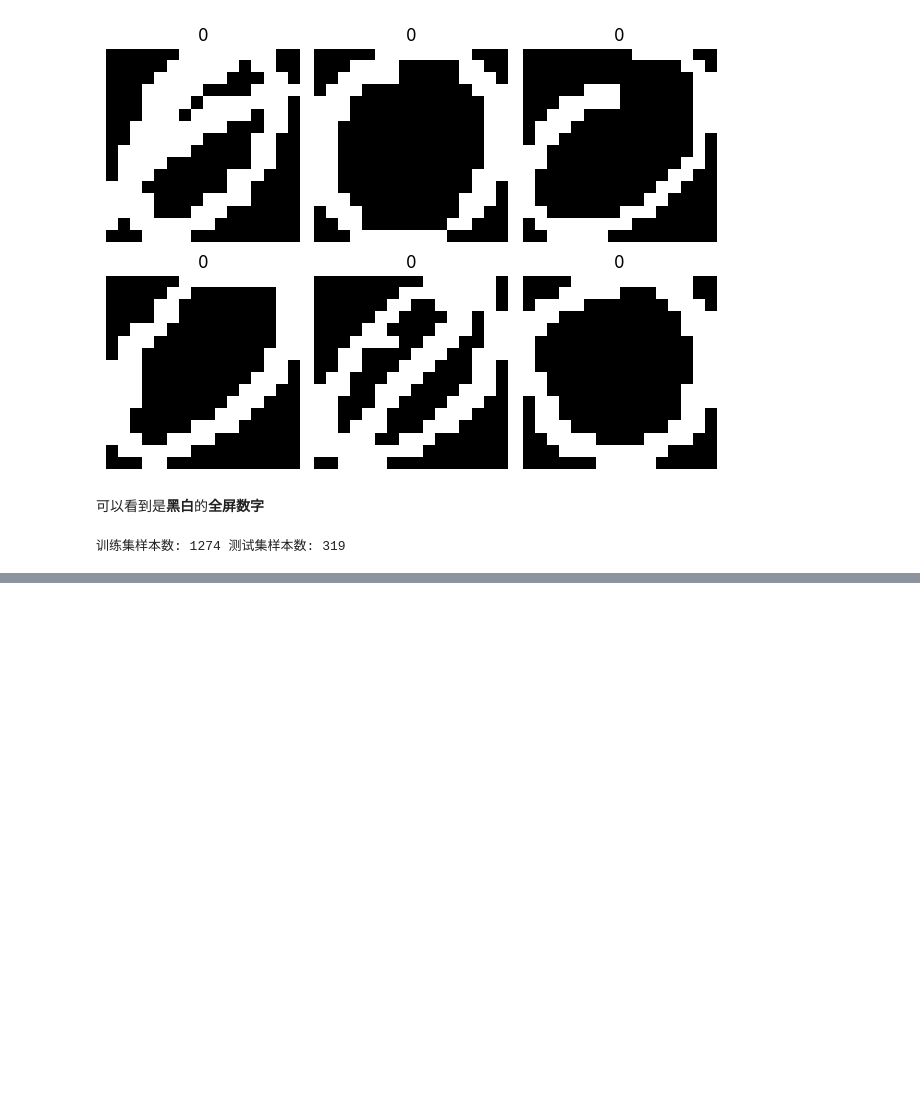
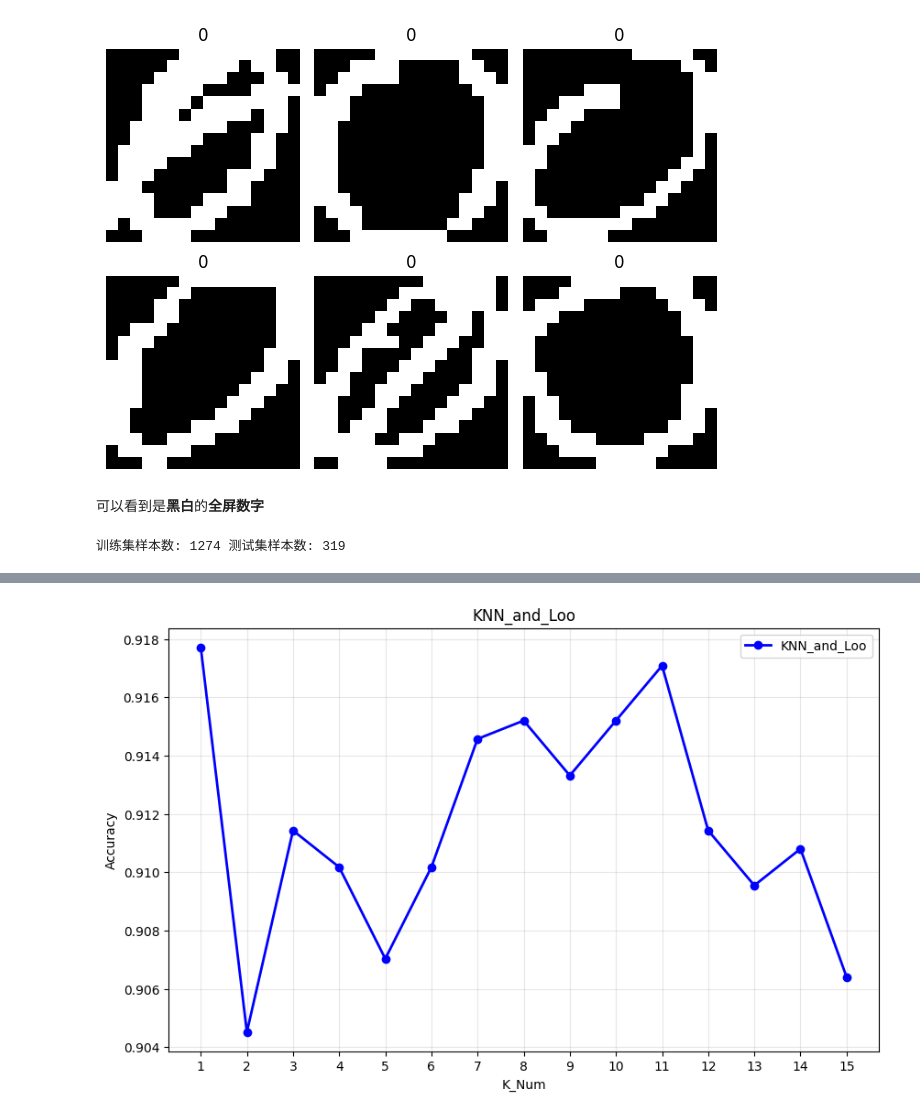
Before and after one commit to CancanSinger/Machine_Learning_SCC, a Jupyter notebook: Lab01/KNN.ipynb, the cells around one changed output, grey strips where cells are left out. Saved outputs shown, nothing was run; the diff lists cells and outputs as text; code cells hidden in the pictures; blank space fills up the shorter version.

```diff
--- a/Lab01/KNN.ipynb
+++ b/Lab01/KNN.ipynb
@@ -115,0 +114,51 @@ k = 15 时，KNeighborsClassifier准确率为：0.9091，KNN_Classifier准确率
+# %%
+#接下来我将使用KNN和LOO结合增加准确率,输出的是准确率
+def KNN_and_Loo(X,y,k):
+#先按照顺序选择一个样本作为测试集，其他样本作为训练集
+    num = 0;
+    for i in range(len(X)):
+        X_train = np.concatenate((X[:i],X[i+1:]))
+        y_train = np.concatenate((y[:i],y[i+1:]))
+        X_test  = X[i]
+        y_test  = y[i]
+        result  = KNN_Classifier(X_train,y_train,[X_test] ,k)
+        if result[0] == y_test:
+            num += 1
+    return num / (len(X)-1)
+
+
+from joblib import Parallel, delayed
+#使用多线程加速计算
+def loo_iterate(i,X,y,k):
+
+    X_train = np.concatenate((X[:i],X[i+1:]))
+    y_train = np.concatenate((y[:i],y[i+1:]))
+    X_test  = X[i]
+    y_test  = y[i]
+    result  = KNN_Classifier(X_train,y_train,[X_test] ,k)
+    return 1 if result[0] == y_test else 0
+
+def KNN_and_Loo_parallel(X,y,k,n_jobs = -1):
+    results = Parallel(n_jobs = n_jobs)(delayed(loo_iterate)(i,X,y,k) for i in range(len(X)-1))
+    return np.sum(results) / (len(X)-1)
+
+#接下来计算不同k值（1-16）下的准确率
+k_values =range(1,16)
+acc_values = []
+
+for k in k_values:
+    acc = KNN_and_Loo_parallel(X,y,k)
+    acc_values.append(acc)
+
+#接下来画出acc在不同的k值下的图
+plt.figure(figsize=(10, 6))
+plt.plot(k_values, acc_values, 'b-o', label='KNN_and_Loo', linewidth=2, markersize=6)
+plt.xlabel('K_Num')
+plt.ylabel('Accuracy')
+plt.title('KNN_and_Loo')
+plt.legend()
+plt.grid(True, alpha=0.3)
+plt.xticks(k_values)
+plt.show()
+# %% [output]
+[figure, added]
```
Also changed, not shown: parts of 1 cell of this notebook.
